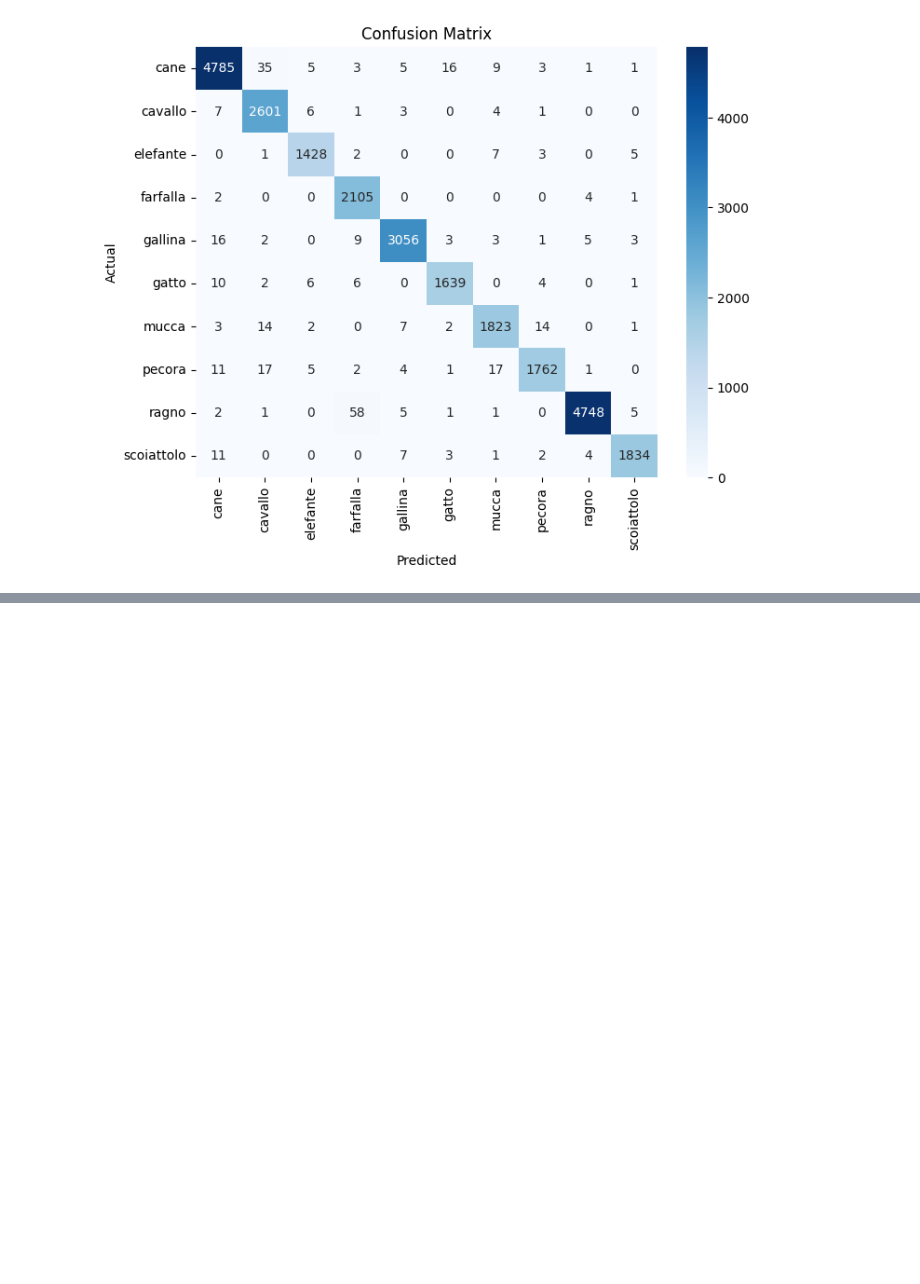
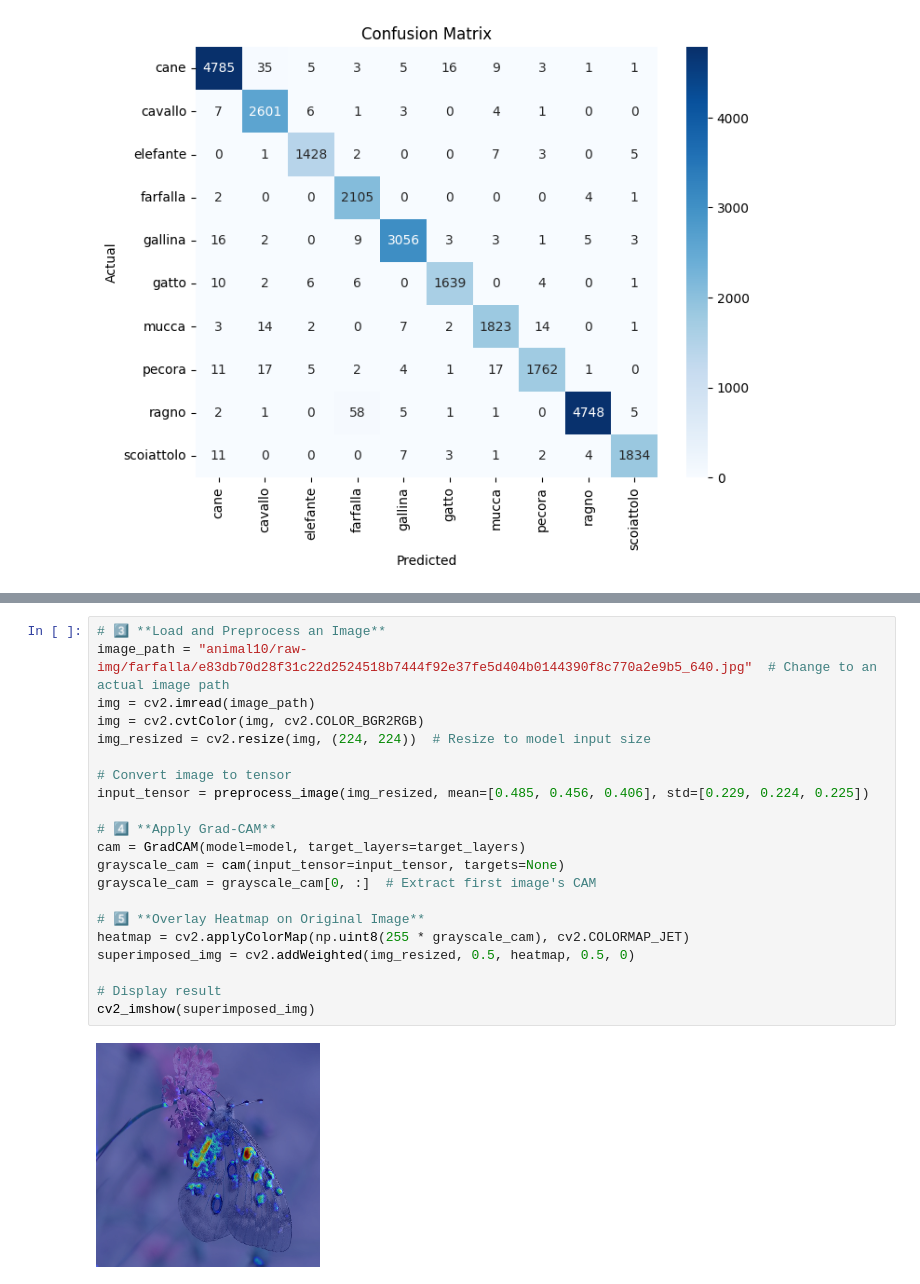
Before and after one commit to ipsha5/minor-project, a Jupyter notebook: Animal.ipynb, the cells around one changed output, grey strips where cells are left out. Drawn from its saved outputs; the diff is of its cells as text; blank space fills up the shorter version.

```diff
--- a/Animal.ipynb
+++ b/Animal.ipynb
@@ -1054,0 +1351,23 @@ Epoch [10/10] | Train Loss: 0.0793 | Train Acc: 0.9686 | Val Loss: 0.1339 | Val
+# %%
+# 3️⃣ **Load and Preprocess an Image**
+image_path = "animal10/raw-img/farfalla/e83db70d28f31c22d2524518b7444f92e37fe5d404b0144390f8c770a2e9b5_640.jpg"  # Change to an actual image path
+img = cv2.imread(image_path)
+img = cv2.cvtColor(img, cv2.COLOR_BGR2RGB)
+img_resized = cv2.resize(img, (224, 224))  # Resize to model input size
+
+# Convert image to tensor
+input_tensor = preprocess_image(img_resized, mean=[0.485, 0.456, 0.406], std=[0.229, 0.224, 0.225])
+
+# 4️⃣ **Apply Grad-CAM**
+cam = GradCAM(model=model, target_layers=target_layers)
+grayscale_cam = cam(input_tensor=input_tensor, targets=None)
+grayscale_cam = grayscale_cam[0, :]  # Extract first image's CAM
+
+# 5️⃣ **Overlay Heatmap on Original Image**
+heatmap = cv2.applyColorMap(np.uint8(255 * grayscale_cam), cv2.COLORMAP_JET)
+superimposed_img = cv2.addWeighted(img_resized, 0.5, heatmap, 0.5, 0)
+
+# Display result
+cv2_imshow(superimposed_img)
+# %% [output]
+[figure, added]
```
Also changed, not shown: parts of 36 cells of this notebook.
